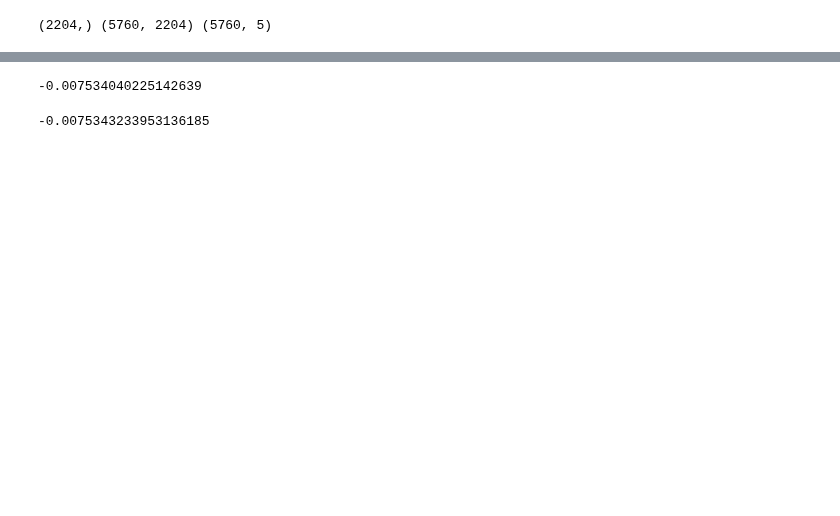
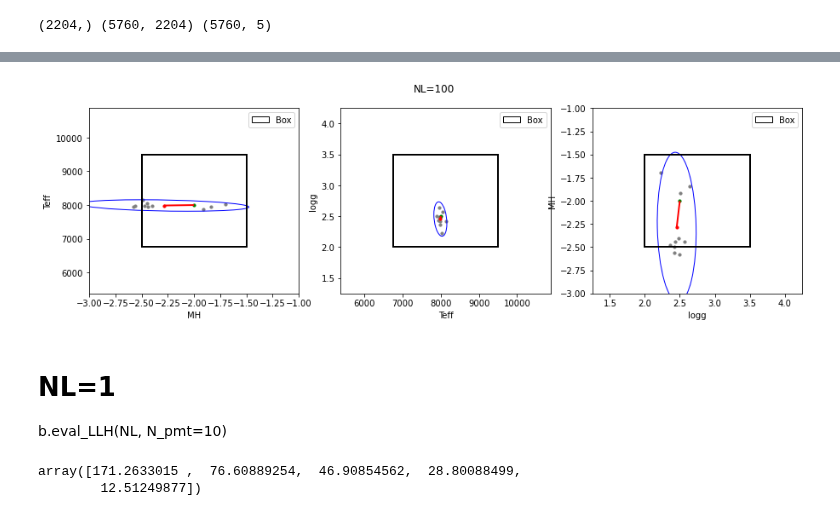
Before and after one commit to ViskaWei/LV, a Jupyter notebook: nb/LLH_PCA.ipynb, the cells around one changed output, grey strips where cells are left out. Saved outputs shown, nothing was run; the diff lists cells and outputs as text; code cells hidden in the pictures; blank space fills up the shorter version.

```diff
--- a/nb/LLH_PCA.ipynb
+++ b/nb/LLH_PCA.ipynb
@@ -56,8 +130,8 @@ estimate 7715.099632740021
-# %%
-b.fn(20000)
-# %% [output]
--0.007534040225142639
-# %%
-b.fn(8000)
-# %% [output]
--0.0075343233953136185
+# %%
+pdxs = [0,1,2]
+Xs = b.eval_LLH_at_pmt(pmt, pdxs=pdxs, N_test=10, noise_level=100)
+# %% [output]
+[figure, added]
+# %% [markdown]
+# NL=1
+b.eval_LLH(NL, N_pmt=10)
@@ -63,0 +141,5 @@ b.fn(8000)
+# %%
+nlarr
+# %% [output]
+array([171.2633015 ,  76.60889254,  46.90854562,  28.80088499,
+        12.51249877])
```
Also changed, not shown: parts of 48 cells of this notebook, 9 other files.
